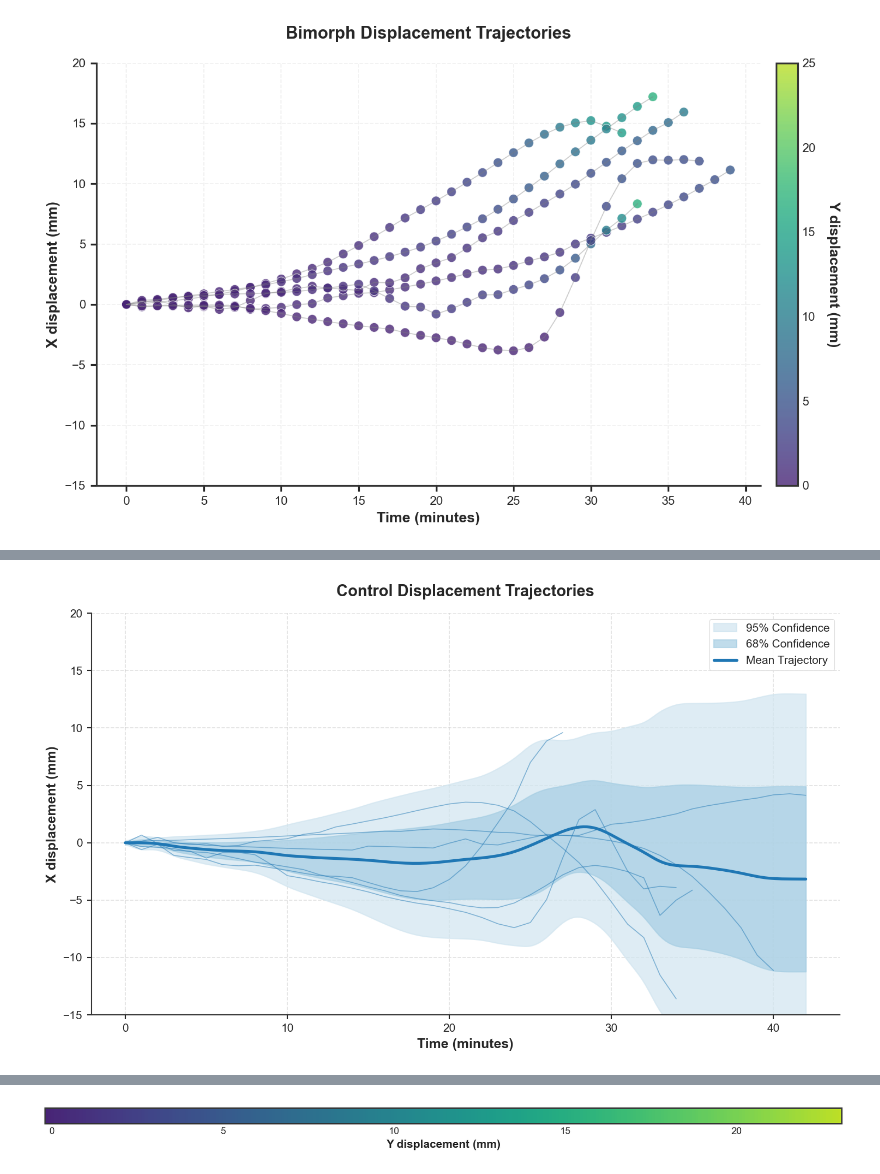
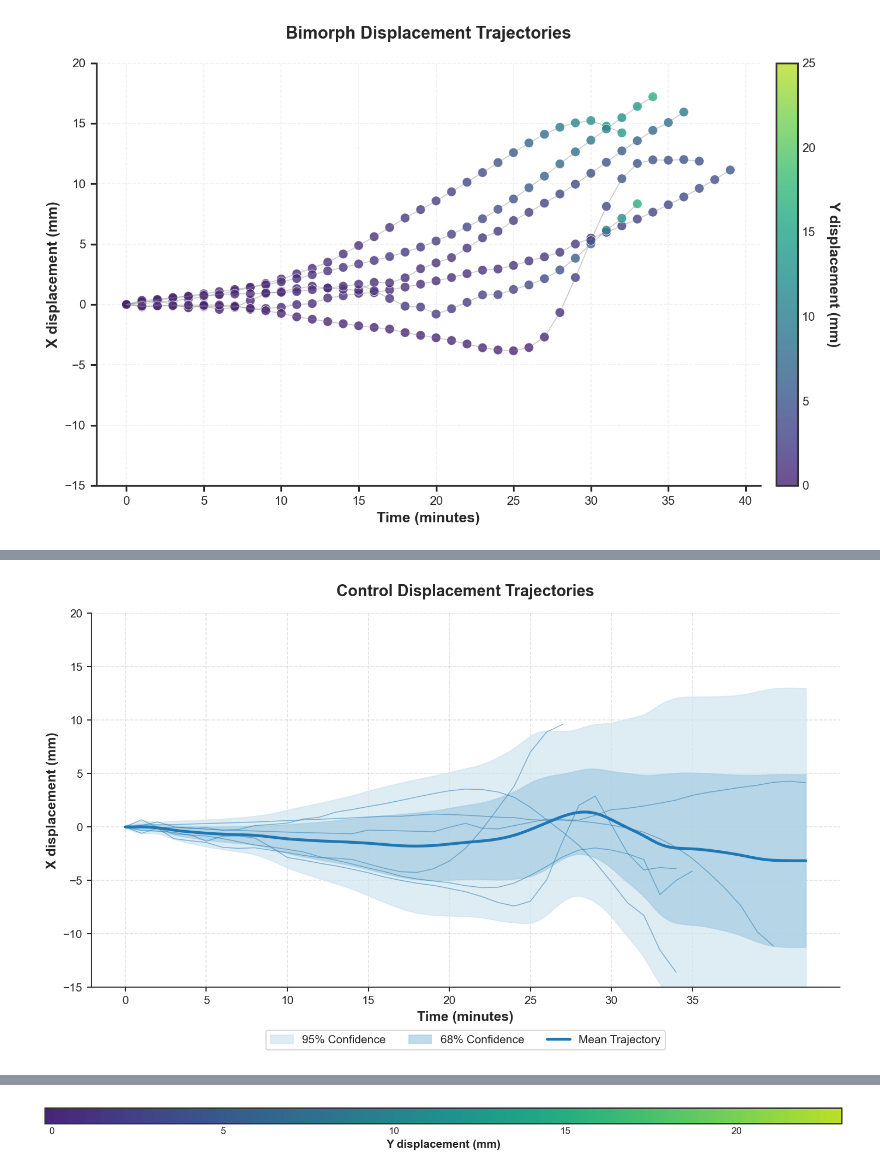
Before and after one commit to YitongTseo/cellulose_origami, a Jupyter notebook: tracking_stitch_together.ipynb, the cells around one changed output, grey strips where cells are left out. Saved outputs shown, nothing was run; the diff lists cells and outputs as text; code cells hidden in the pictures.

```diff
--- a/tracking_stitch_together.ipynb
+++ b/tracking_stitch_together.ipynb
@@ -322,27 +323,6 @@ mpl.rcParams['grid.linestyle'] = '--'
 # For visualization purposes only - if you don't have the data files, create synthetic data
 # This section would be replaced with your actual data loading in a real scenario
 np.random.seed(42)
-# X_MIN, X_MAX = 10, 15
-
-# # Create dummy data if needed for testing
-# def create_synthetic_data():
-#     dfs = []
-#     times = np.linspace(0, 14, 50)
-
-#     for i in range(6):
-#         noise = np.random.normal(0, 0.3, len(times))
-#         base_signal = 12.5 + np.sin(times) + 0.5 * np.sin(2.5 * times) + noise
-
-#         df = pd.DataFrame({
-#             'minutes': times,
-#             'X displacement smoothed (mm)': base_signal + i * 0.2,
-#             'Y displacement smoothed (mm)': np.sin(times * 1.2) + i * 0.15
-#         })
-#         df["experiment_id"] = f'control_{i}'
-#         dfs.append(df)
-
-#     return pd.concat(dfs, ignore_index=True)
-
 # Try to load real data, fall back to synthetic if files not available
 try:
     # Load and normalize each DataFrame, adding an experiment_id column
@@ -415,12 +395,6 @@ ax.fill_between(x_grid, mean_y_smooth - std_y, mean_y_smooth + std_y,
 # Plot the mean line with higher emphasis
 ax.plot(x_grid, mean_y_smooth, '-', color=main_color, linewidth=2.5,
         label='Mean Trajectory')
-
-# Add markers to the mean line for emphasis
-# marker_indices = np.linspace(0, len(x_grid)-1, 10, dtype=int)
-# ax.plot(x_grid[marker_indices], mean_y_smooth[marker_indices], 'x',
-#         color='black', markersize=6, markeredgewidth=1.5)
-
 # Set axis labels and title with nice formatting
 ax.set_xlabel('Time (minutes)', fontsize=12, fontweight='bold')
 ax.set_ylabel('X displacement (mm)', fontsize=12, fontweight='bold')
@@ -429,36 +403,41 @@ ax.set_title('Control Displacement Trajectories', fontsize=14, fontweight='bold'
 # Clean up the plot
 ax.tick_params(axis='both', which='major', labelsize=10, width=1, length=4)
 ax.spines['top'].set_visible(False)
 ax.spines['right'].set_visible(False)
 
 # Adjust plot limits with some padding
 minutes_min, minutes_max = combined_df['minutes'].min(), combined_df['minutes'].max()
 ax.set_xlim(minutes_min - 0.05 * (minutes_max - minutes_min), minutes_max + 0.05 * (minutes_max - minutes_min))
 ax.set_ylim(X_MIN, X_MAX)
 
+handles, labels = ax.get_legend_handles_labels()
+# Add legend with handles and labels, display it in a single row
+ax.legend(handles=handles, labels=labels, loc='upper center',
+          frameon=True, framealpha=0.9, edgecolor='lightgray',
+          ncol=len(handles), bbox_to_anchor=(0.5, -0.1))
 
-# Add a discrete legend
-handles, labels = ax.get_legend_handles_labels()
-legend = ax.legend(handles=handles[:3], loc='upper right', frameon=True,
-                  framealpha=0.9, edgecolor='lightgray')
-legend.get_frame().set_linewidth(0.5)
+# ax.legend(loc='upper center', bbox_to_anchor=(0.5, -0.1), frameon=True,
+#           framealpha=0.9, edgecolor='lightgray', ncol=3)
 
 # Add grid but keep it subtle (controlled via rcParams above)
 # ax.grid(True)
 
 ax.grid(True, linestyle='--', alpha=0.6)
 
 # Add watermark or citation if needed
 # fig.text(0.5, 0.01, 'Your Lab/Institution', ha='center', fontsize=8, alpha=0.5)
+
+x_ticks = np.arange(0, 41, 5)  # Start from minutes_min, step by 5
+ax.set_xticks(x_ticks)
 
 # Ensure tight layout
 plt.tight_layout()
 
 # Save with high quality
 plt.savefig('control_displacement_gp_style.pdf', bbox_inches='tight', dpi=300)
 plt.savefig('control_displacement_gp_style.png', bbox_inches='tight', dpi=300)
 
 # Show the plot
 plt.show()
 # %% [output]
-[figure, old version]
+[figure, new version]
```
Also changed, not shown: parts of 4 cells of this notebook, 15 other files.
